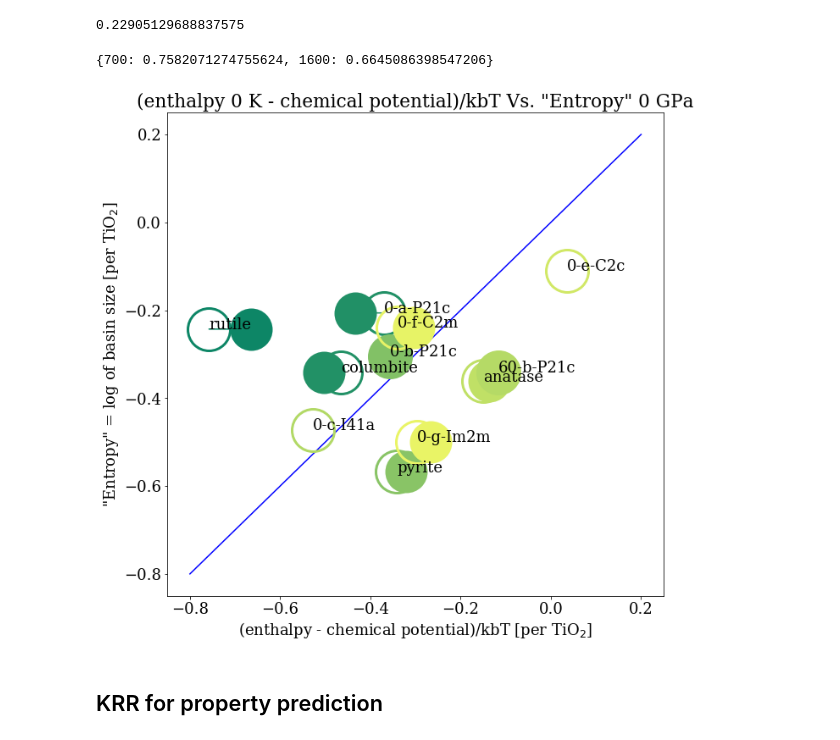
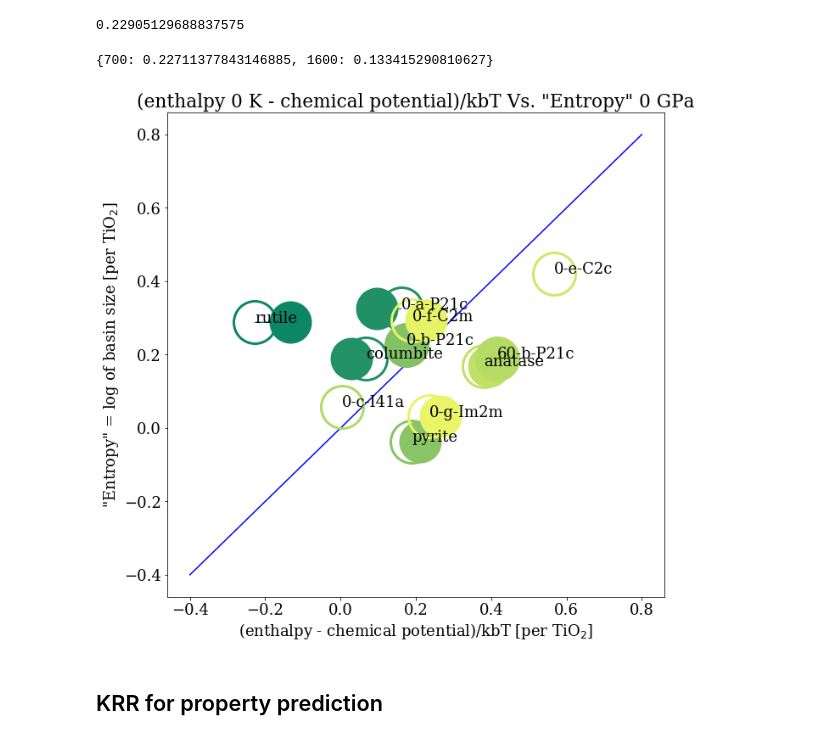
Before and after one commit to BingqingCheng/ASAP, a Jupyter notebook: notebooks/TiO2-ASAP.ipynb, the cells around one changed output. Drawn from its saved outputs; the diff is of its cells as text; code cells hidden in the pictures.

```diff
--- a/notebooks/TiO2-ASAP.ipynb
+++ b/notebooks/TiO2-ASAP.ipynb
@@ -150,34 +148,2 @@ Careful, you are trying to do density estimation for data in a D > 8 dimensional
 # %% [markdown]
 ## Quick plot of PCA results
-# %%
-userho = True
-if (userho):
-    plotcolor = rho[ndict:]
-    [ plotcolormin, plotcolormax ] = [ np.min(plotcolor),np.max(plotcolor) ]
-    colorlabel = 'local density of each data point'
-else: # use entalpy as the color scheme
-    plotcolor = enthalpy[:]
-    [ plotcolormin, plotcolormax ] = [ 0,np.max(plotcolor) ]
-    colorlabel = 'Relative enthalpy per TiO$_2$ [Kcal/mol]'
-
-d = [0,1]
-
-fig, ax = plot_styles.plot_density_map(proj[ndict:,d], plotcolor,
-                xlabel='Princple Axis '+str(d[0]), ylabel='Princple Axis '+str(d[1]),
-                clabel=colorlabel, label=None,
-                centers=None,
-                psize=20,
-                out_file=None,
-                title='KPCA for TiO2 at '+press+'GPa',
-                show=False, cmap='summer',
-                remove_tick=True,
-                use_perc=False,
-                rasterized = True,
-                fontsize = 15,
-                vmax = plotcolormax,
-                vmin = plotcolormin)
-
-for i in range(ndict):
-    ax.scatter(proj[i,d[0]],proj[i,d[1]],marker='^',c='black')
-    ax.annotate(dicttags[i], (proj[i,d[0]], proj[i,d[1]]))
-fig.set_size_inches(18.5, 10.5)
@@ -288,7 +310,7 @@ for n1 in sorted(global_nforms,reverse=False):
             est_entropylist[i] = (tmp[i]+est_entropylist[i])/2.
 
 # set the average to zero
-#est_entropylist = est_entropylist-np.mean(est_entropylist)
+est_entropylist = est_entropylist-np.mean(est_entropylist)
 #print(est_entropylist)
 # %%
 entropy_basin = np.zeros(nframes,dtype=float)
@@ -688,7 +656,7 @@ for tnow in tlist:
     entropy_offset[tnow] = sdif/snum
 print(entropy_offset)
 # %% [output]
-{700: 0.7582071274755624, 1600: 0.6645086398547206}
+{700: 0.22711377843146885, 1600: 0.133415290810627}
 # %%
 f = open("entropy-compare-P-"+str(press)+"GPa.dat", "w")
 f.write("# T[K] name S_b=log(frequency)[per-TiO2] (enthalpy0K-mu(T))/kbT[per-TiO2] (enthalpy(T)-mu(T))/kbT[per-TiO2]\n")
@@ -717,7 +685,7 @@ maxe = 10.
 cluster_colors = [cmap((cluster_avg_enthalpy[each[1]])/maxe)
           for each in structuresfound]
 
-xplotrange = np.linspace(-0.8,0.2,num=100)
+xplotrange = np.linspace(-0.4,0.8,num=100)
 axs.plot(xplotrange,xplotrange,'b-')
 
 for index,[ll,k,sb] in enumerate(structuresfound):
@@ -733,35 +701,35 @@ for index,[ll,k,sb] in enumerate(structuresfound):
     snow = (enthalpynow-munow)/kbt-entropy_offset[tnow]
     [lowT_x,lowT_y] = [snow, sb] # compare actual S and the approximation of RSS
     #print(ll,snow, est_entropylist[index])
     #axs.scatter(x,y,  marker='o', s=500) #,  c=enthalpynow)#, cmap=cm.get_cmap(cmap, 100),vmin=0,vmax=10,  s=50)
     axs.plot(lowT_x,lowT_y, 'o', markerfacecolor='none', markeredgewidth=3,
             markeredgecolor=tuple(cluster_colors[index]), markersize=50)
     if (not np.isnan(lowT_x)): plt.annotate(ll, xy=(lowT_x,lowT_y))
 
     #axs.plot(xplotrange,ssfit[tnow](xplotrange),'g--')
 
     # high T
     tnow = 1600
     kbt = kb2kcalmol*tnow # in kcal/mol
 
     munow = mudict[tnow][int(press)][ll]
     enthalpynow = cluster_min_enthalpy[k]
     snow = (enthalpynow-munow)/kbt-entropy_offset[tnow]
     [highT_x,highT_y] = [snow, sb] # compare actual S and the approximation of RSS
     axs.arrow(lowT_x,lowT_y,highT_x-lowT_x,0,color=cluster_colors[index])
     axs.plot(highT_x,highT_y, 'o', markerfacecolor=tuple(cluster_colors[index]),
             markeredgecolor='none', markersize=50)
     #if (not np.isnan(x)): plt.annotate(ll, xy=(x,y))
 
 
 plt.xlabel('(enthalpy - chemical potential)/kbT [per TiO$_2$]')
 plt.ylabel('"Entropy" = log of basin size [per TiO$_2$]')
 plt.title('(enthalpy 0 K - chemical potential)/kbT Vs. "Entropy" '+press+' GPa')
 fig.set_size_inches(10.5, 10.5)
 
-fig.savefig('mu-basinsize-'+press+'GPa.png')
+fig.savefig('figures/mu-basinsize-'+press+'GPa.png')
 # %% [output]
-[figure, old version]
+[figure, new version]
 # %% [markdown]
 ## KRR for property prediction
 # %% [markdown]
```
Also changed, not shown: parts of 19 cells of this notebook.
